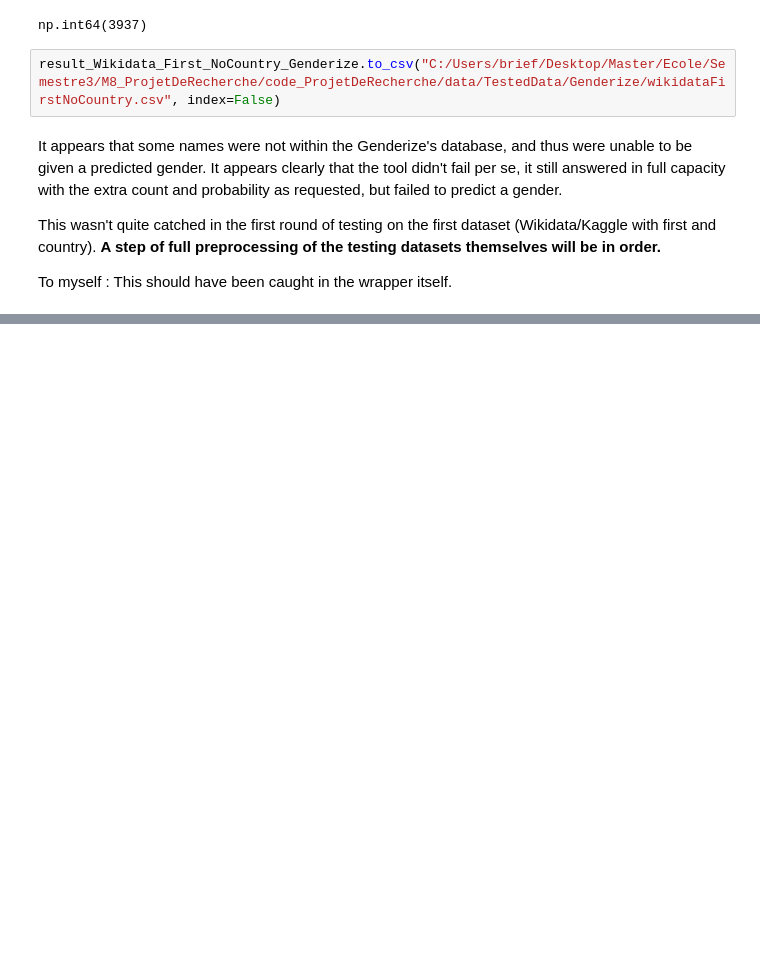
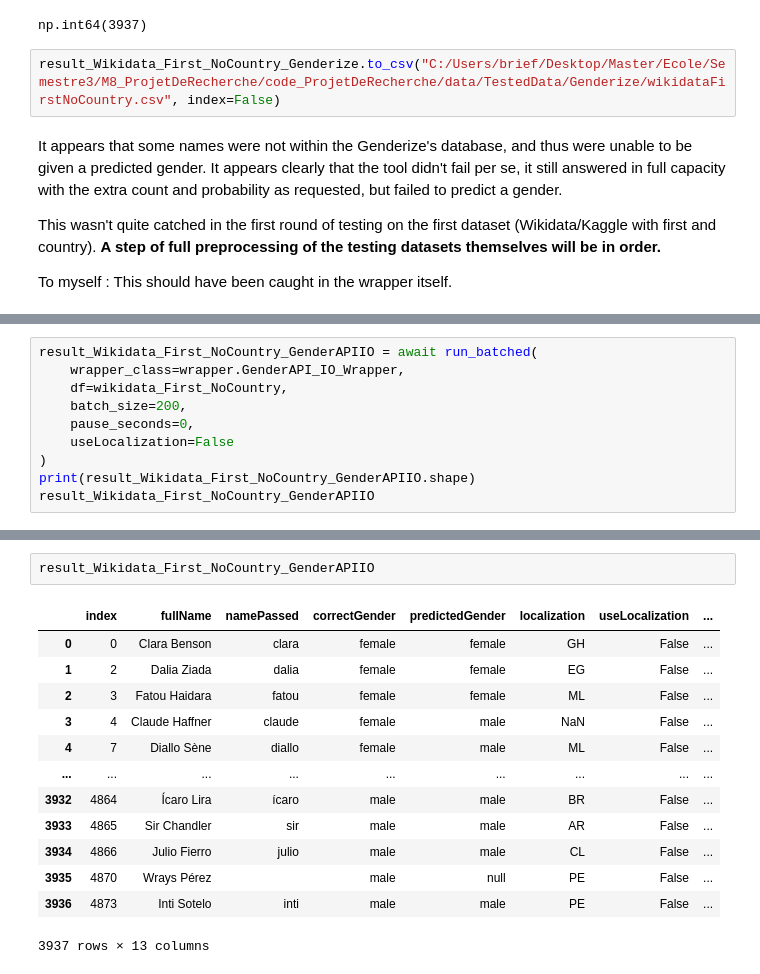
Before and after one commit to Briefgarde/name2genderresearch, a Jupyter notebook: notebooks/testing/testing.ipynb, the cells around one changed output, grey strips where cells are left out. Cells and saved outputs as stored; diff of their text form; blank space fills up the shorter version.

Commit message:
tested genderAPI.io on wikidata first no country

```diff
--- a/notebooks/testing/testing.ipynb
+++ b/notebooks/testing/testing.ipynb
@@ -529,0 +534,10 @@ To myself : This should have been caught in the wrapper itself.
+# %%
+result_Wikidata_First_NoCountry_GenderAPIIO = await run_batched(
+    wrapper_class=wrapper.GenderAPI_IO_Wrapper,
+    df=wikidata_First_NoCountry,
+    batch_size=200,
+    pause_seconds=0,
+    useLocalization=False
+)
+print(result_Wikidata_First_NoCountry_GenderAPIIO.shape)
+result_Wikidata_First_NoCountry_GenderAPIIO
@@ -529,0 +558,16 @@ To myself : This should have been caught in the wrapper itself.
+# %%
+result_Wikidata_First_NoCountry_GenderAPIIO
+# %% [output]
+|  | index | fullName | namePassed | correctGender | predictedGender | localization | useLocalization | ... |
+| 0 | 0 | Clara Benson | clara | female | female | GH | False | ... |
+| 1 | 2 | Dalia Ziada | dalia | female | female | EG | False | ... |
+| 2 | 3 | Fatou Haidara | fatou | female | female | ML | False | ... |
+| 3 | 4 | Claude Haffner | claude | female | male | NaN | False | ... |
+| 4 | 7 | Diallo Sène | diallo | female | male | ML | False | ... |
+| ... | ... | ... | ... | ... | ... | ... | ... | ... |
+| 3932 | 4864 | Ícaro Lira | ícaro | male | male | BR | False | ... |
+| 3933 | 4865 | Sir Chandler | sir | male | male | AR | False | ... |
+| 3934 | 4866 | Julio Fierro | julio | male | male | CL | False | ... |
+| 3935 | 4870 | Wrays Pérez |  | male | null | PE | False | ... |
+| 3936 | 4873 | Inti Sotelo | inti | male | male | PE | False | ... |
+3937 rows × 13 columns
```
Also changed, not shown: parts of 6 cells of this notebook, 1 other file.
